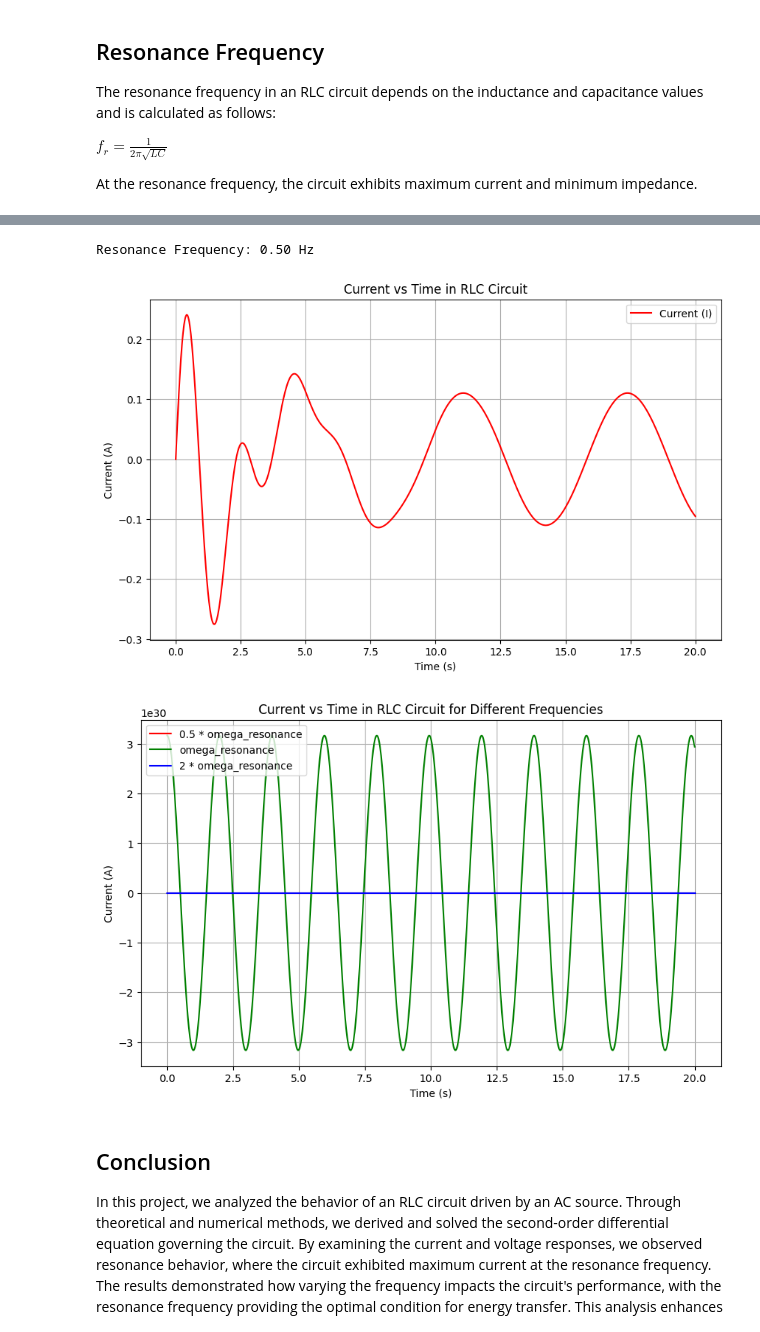
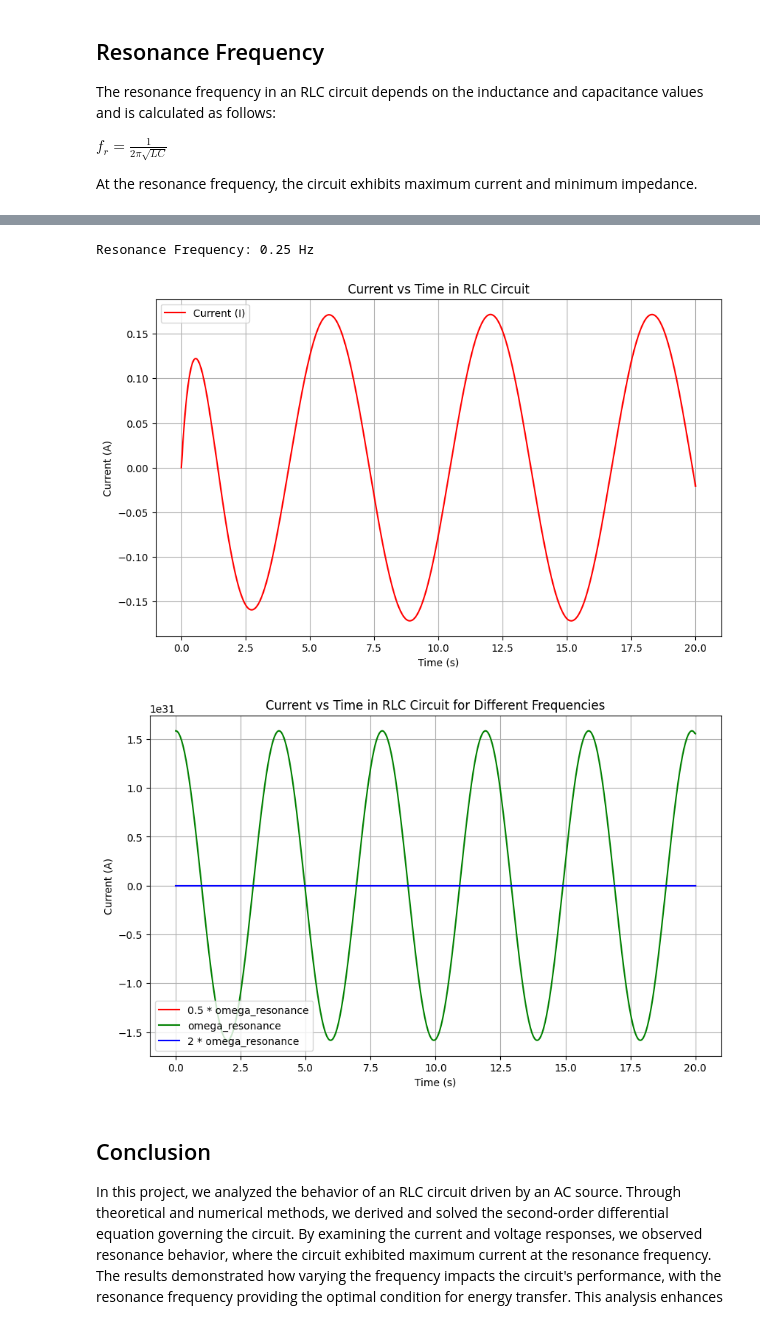
Before and after one commit to UlasDeveci/UlasDeveci, a Jupyter notebook: Untitled3.ipynb, the cells around one changed output, grey strips where cells are left out. Saved outputs shown, nothing was run; the diff lists cells and outputs as text; code cells hidden in the pictures.

```diff
--- a/Untitled3.ipynb
+++ b/Untitled3.ipynb
@@ -109,9 +109,9 @@ import matplotlib.pyplot as mpl_p
 from scipy.integrate import solve_ivp
 
 # RLC devresinin parametreleri
-L = 1.0  # İndüktans (H)
-R = 1.0  # Direnç (ohm)
-C = 0.1  # Kapasitans (F)
+L = 2.0  # İndüktans (H)
+R = 5.0  # Direnç (ohm)
+C = 0.2   # Kapasitans (F)
 V0 = 1.0  # AC kaynağının genliği (V)
 final_time = 20.0  # Son zaman
 initial_current = 0.0  # Başlangıç akımı (A)
@@ -223,6 +223,6 @@ mpl_p.show()
-Resonance Frequency: 0.50 Hz
+Resonance Frequency: 0.25 Hz
-[figure, old version]
+[figure, new version]
-[figure, old version]
+[figure, new version]
 # %% [markdown]
 
 
```
Also changed, not shown: parts of 1 cell of this notebook.
